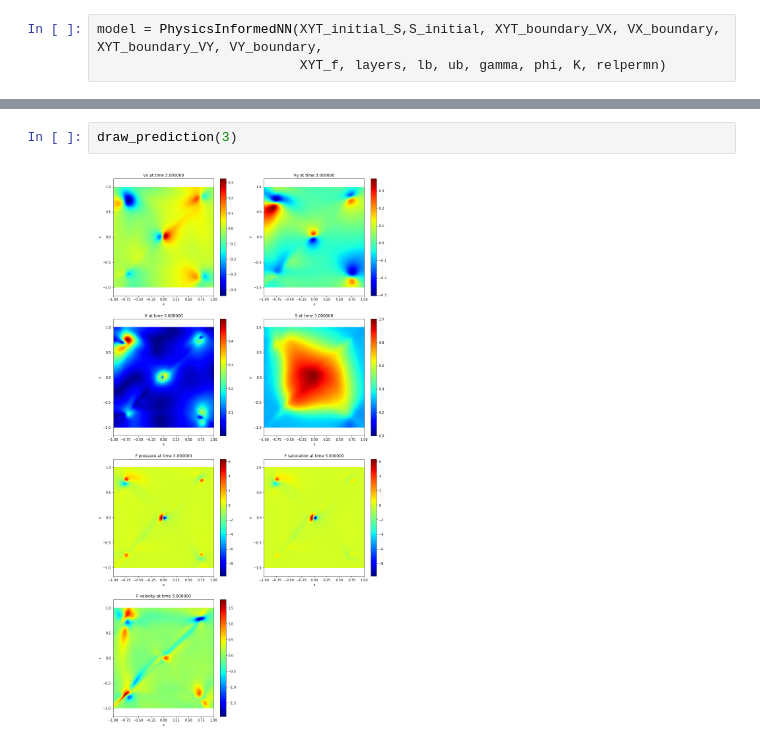
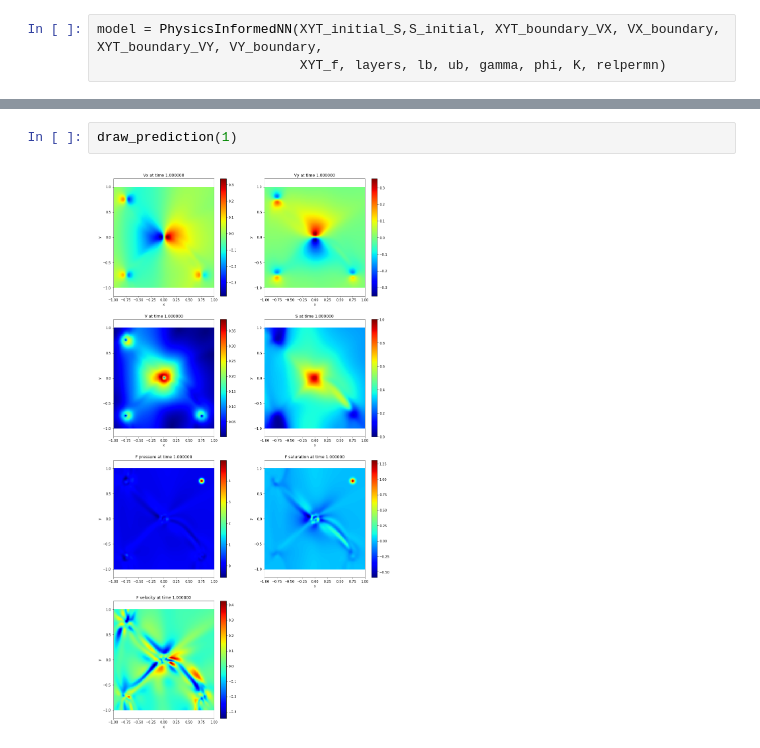
Before and after one commit to zxzhaixiang/physics-informed-neuralnet, a Jupyter notebook: mine/2D_simple_reservoir_simulation.ipynb, the cells around one changed output, grey strips where cells are left out. Drawn from its saved outputs; the diff is of its cells as text.

```diff
--- a/mine/2D_simple_reservoir_simulation.ipynb
+++ b/mine/2D_simple_reservoir_simulation.ipynb
@@ -588,4 +507,4 @@ KeyboardInterrupt:
 # %%
-draw_prediction(3)
+draw_prediction(1)
 # %% [output]
-[figure, old version]
+[figure, new version]
```
Also changed, not shown: parts of 3 cells of this notebook, 7 other files.
